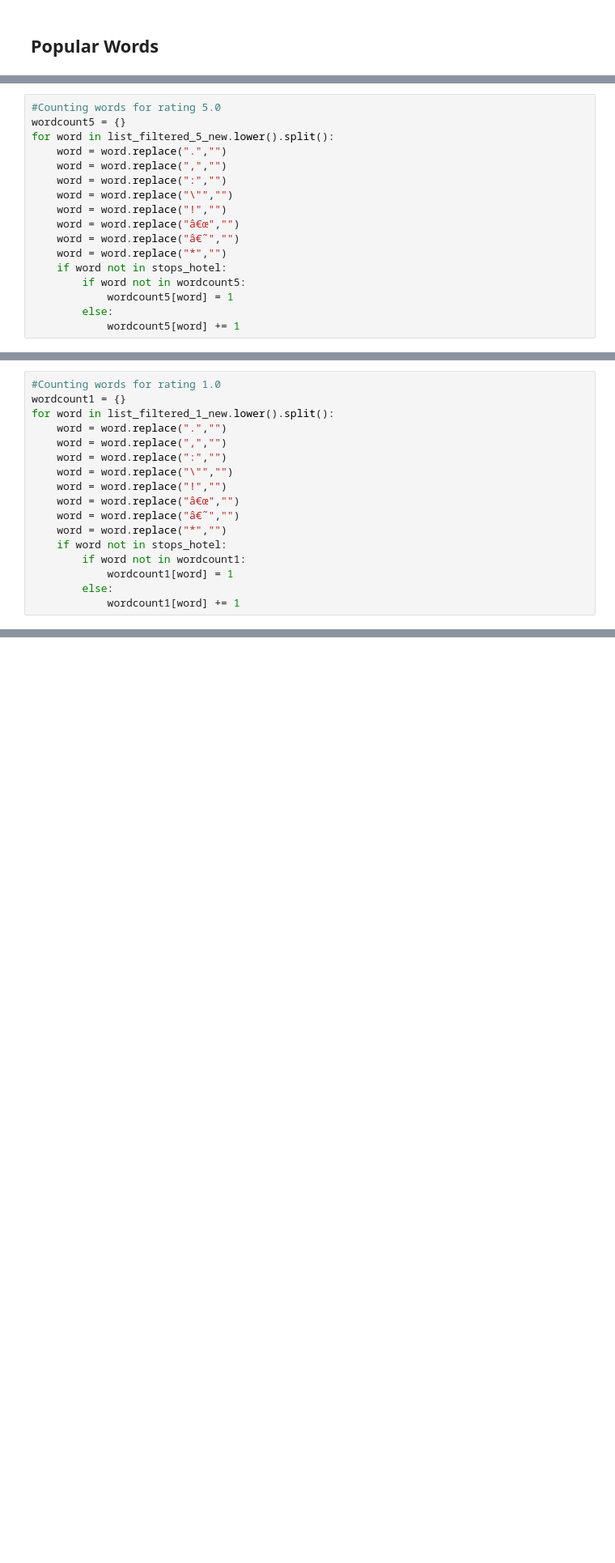
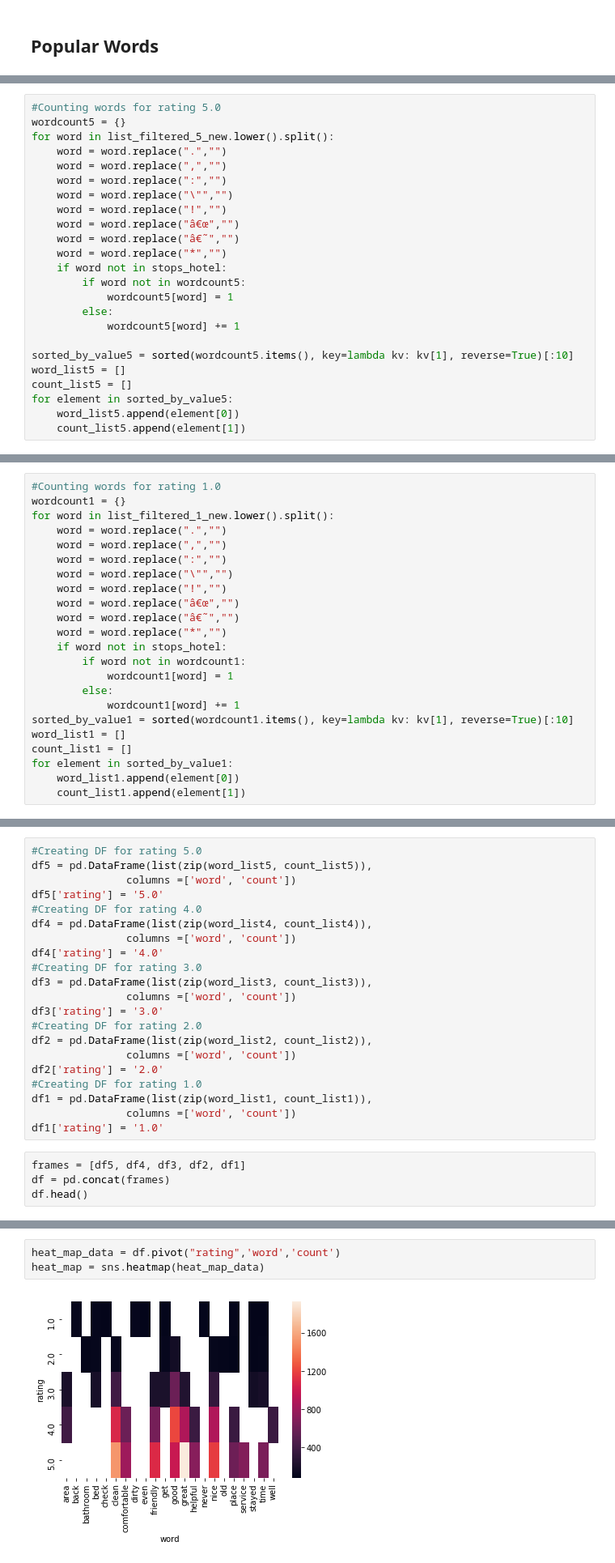
Before and after one commit to janelcv/Hotel_Rating_Analysis, a Jupyter notebook: Hotel_Ratings_Analysis-04.ipynb, the cells around one changed output, grey strips where cells are left out. Shown at 81% size. Drawn from its saved outputs; the diff is of its cells as text; blank space fills up the shorter version.

Commit message:
visualisation

```diff
--- a/Hotel_Ratings_Analysis-04.ipynb
+++ b/Hotel_Ratings_Analysis-04.ipynb
@@ -329,3 +329,10 @@ for word in list_filtered_5_new.lower().split():
             wordcount5[word] = 1
         else:
             wordcount5[word] += 1
+
+sorted_by_value5 = sorted(wordcount5.items(), key=lambda kv: kv[1], reverse=True)[:10]
+word_list5 = []
+count_list5 = []
+for element in sorted_by_value5:
+    word_list5.append(element[0])
+    count_list5.append(element[1])
@@ -346,3 +422,9 @@ for word in list_filtered_1_new.lower().split():
             wordcount1[word] = 1
         else:
             wordcount1[word] += 1
+sorted_by_value1 = sorted(wordcount1.items(), key=lambda kv: kv[1], reverse=True)[:10]
+word_list1 = []
+count_list1 = []
+for element in sorted_by_value1:
+    word_list1.append(element[0])
+    count_list1.append(element[1])
@@ -500,0 +431,25 @@ df_commonwords.plot.bar(x='Word',y='Count')
+# %%
+#Creating DF for rating 5.0
+df5 = pd.DataFrame(list(zip(word_list5, count_list5)),
+               columns =['word', 'count'])
+df5['rating'] = '5.0'
+#Creating DF for rating 4.0
+df4 = pd.DataFrame(list(zip(word_list4, count_list4)),
+               columns =['word', 'count'])
+df4['rating'] = '4.0'
+#Creating DF for rating 3.0
+df3 = pd.DataFrame(list(zip(word_list3, count_list3)),
+               columns =['word', 'count'])
+df3['rating'] = '3.0'
+#Creating DF for rating 2.0
+df2 = pd.DataFrame(list(zip(word_list2, count_list2)),
+               columns =['word', 'count'])
+df2['rating'] = '2.0'
+#Creating DF for rating 1.0
+df1 = pd.DataFrame(list(zip(word_list1, count_list1)),
+               columns =['word', 'count'])
+df1['rating'] = '1.0'
+# %%
+frames = [df5, df4, df3, df2, df1]
+df = pd.concat(frames)
+df.head()
@@ -500,0 +470,5 @@ df_commonwords.plot.bar(x='Word',y='Count')
+# %%
+heat_map_data = df.pivot("rating",'word','count')
+heat_map = sns.heatmap(heat_map_data)
+# %% [output]
+[figure, added]
```
Also changed, not shown: parts of 27 cells of this notebook, 1 other file.
